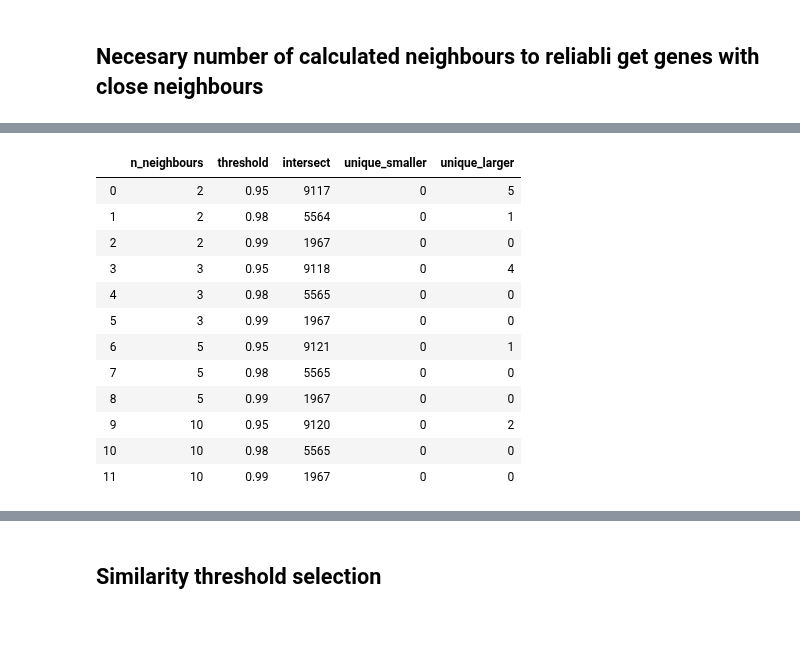
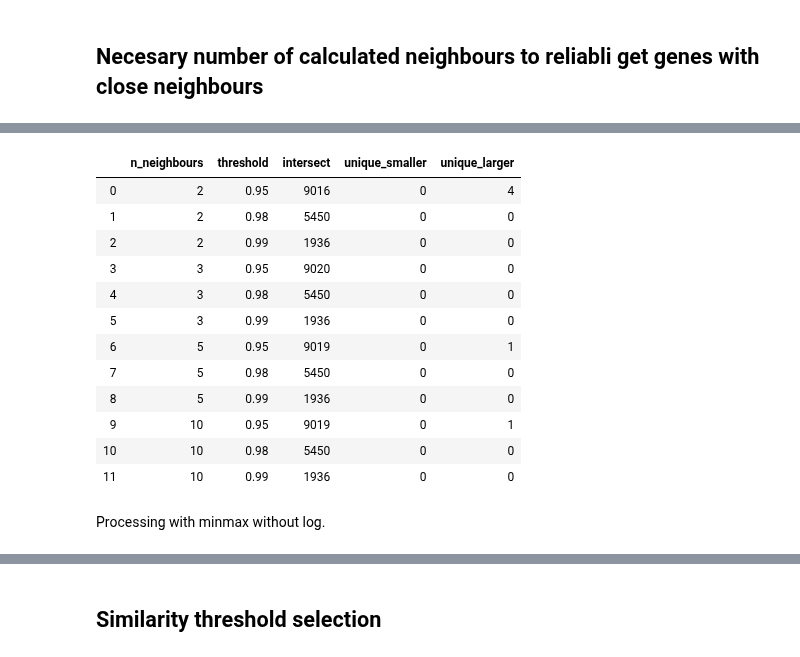
Before and after one commit to biolab/baylor-dicty, a Jupyter notebook: networks/gene_selection.ipynb, the cells around one changed output, grey strips where cells are left out. Saved outputs shown, nothing was run; the diff lists cells and outputs as text; code cells hidden in the pictures; blank space fills up the shorter version.

```diff
--- a/networks/gene_selection.ipynb
+++ b/networks/gene_selection.ipynb
@@ -127,17 +155,19 @@ Thus it was evaluated how the number of computed neighbours affects the set of r
 # %%
 jf.obtained_genes_by_n_neighbours(neighbour_calculator=neighbour_calculator, neighbours_size_larger=100,
-                                   neighbours_sizes_smaller=[2,3,5,10], thresholds=[0.95,0.98,0.99])
+                                   neighbours_sizes_smaller=[2,3,5,10], thresholds=[0.95,0.98,0.99],log=True)
 # %% [output]
 |  | n_neighbours | threshold | intersect | unique_smaller | unique_larger |
-| 0 | 2 | 0.95 | 9117 | 0 | 5 |
-| 1 | 2 | 0.98 | 5564 | 0 | 1 |
-| 2 | 2 | 0.99 | 1967 | 0 | 0 |
-| 3 | 3 | 0.95 | 9118 | 0 | 4 |
-| 4 | 3 | 0.98 | 5565 | 0 | 0 |
-| 5 | 3 | 0.99 | 1967 | 0 | 0 |
-| 6 | 5 | 0.95 | 9121 | 0 | 1 |
-| 7 | 5 | 0.98 | 5565 | 0 | 0 |
-| 8 | 5 | 0.99 | 1967 | 0 | 0 |
-| 9 | 10 | 0.95 | 9120 | 0 | 2 |
-| 10 | 10 | 0.98 | 5565 | 0 | 0 |
-| 11 | 10 | 0.99 | 1967 | 0 | 0 |
+| 0 | 2 | 0.95 | 9016 | 0 | 4 |
+| 1 | 2 | 0.98 | 5450 | 0 | 0 |
+| 2 | 2 | 0.99 | 1936 | 0 | 0 |
+| 3 | 3 | 0.95 | 9020 | 0 | 0 |
+| 4 | 3 | 0.98 | 5450 | 0 | 0 |
+| 5 | 3 | 0.99 | 1936 | 0 | 0 |
+| 6 | 5 | 0.95 | 9019 | 0 | 1 |
+| 7 | 5 | 0.98 | 5450 | 0 | 0 |
+| 8 | 5 | 0.99 | 1936 | 0 | 0 |
+| 9 | 10 | 0.95 | 9019 | 0 | 1 |
+| 10 | 10 | 0.98 | 5450 | 0 | 0 |
+| 11 | 10 | 0.99 | 1936 | 0 | 0 |
+# %% [markdown]
+Processing with minmax without log.
```
Also changed, not shown: parts of 29 cells of this notebook, 3 other files.
